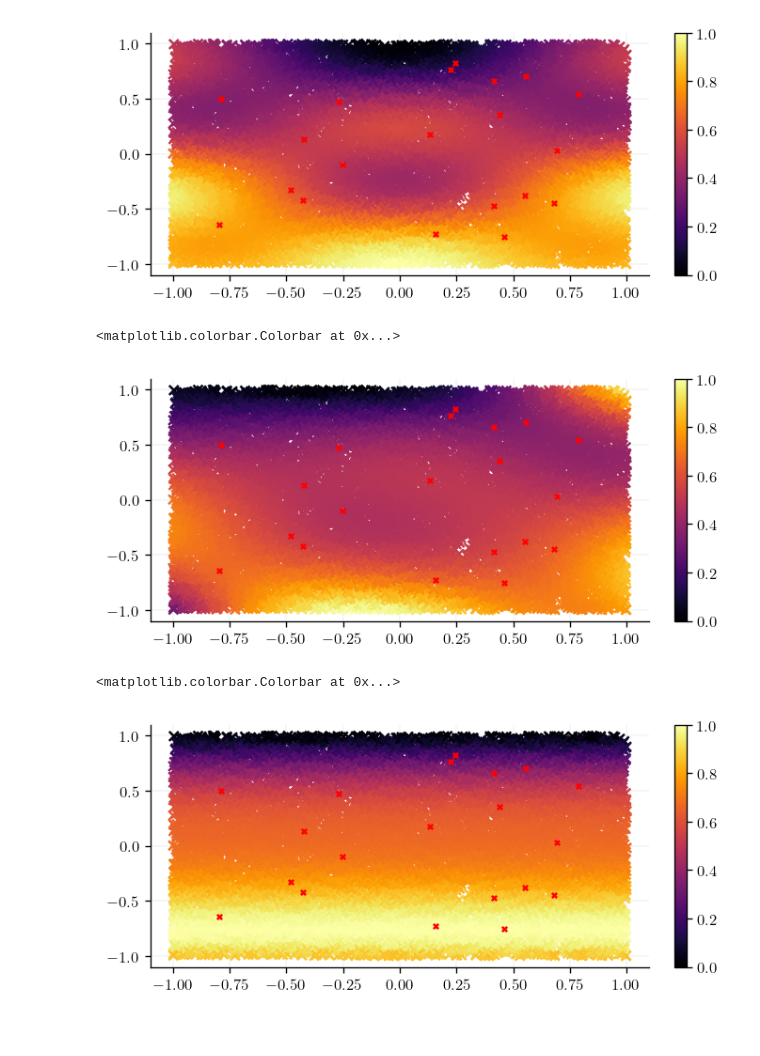
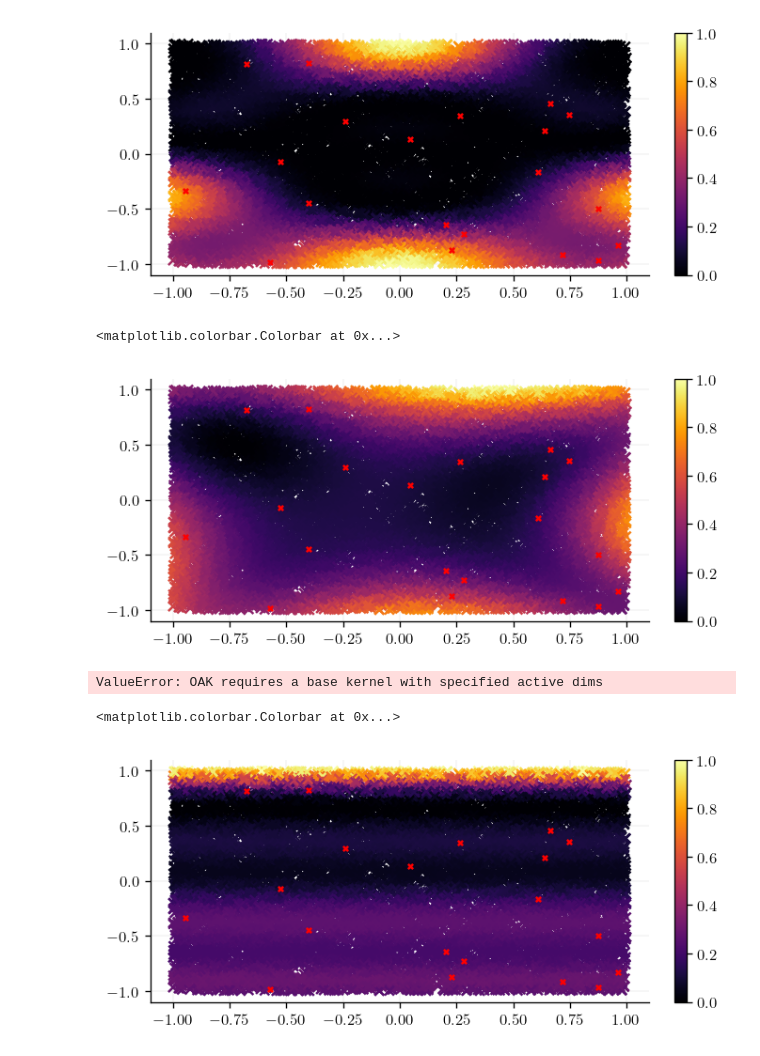
Before and after one commit to JaxGaussianProcesses/GPJax, a Jupyter notebook: docs/examples/OAK.ipynb, the cells around one changed output. Cells and saved outputs as stored; diff of their text form; code cells hidden in the pictures.

```diff
--- a/docs/examples/OAK.ipynb
+++ b/docs/examples/OAK.ipynb
@@ -50,7 +48,7 @@ key, subkey = jr.split(key)
 def branin(x):
     x_1 = x[:,0:1]
     x_2 = x[:,1:2]
-    return x_1**2 - 2*x_2 + jnp.cos(3*x_1)*jnp.sin(5*x_2)
+    return (x_1**2 - 2*x_2 + jnp.cos(3*x_1)*jnp.sin(5*x_2))**2
 
 
 x = jr.uniform(key=key, minval=-1.0,maxval=1.0,shape=(n,d))#jr.normal(key=key, shape=(n,d))
@@ -68,43 +66,57 @@ plt.colorbar()
 n_test = 1_000
 xtest = jr.uniform(key=key, minval=-1.0, maxval=1.0, shape=(n_test,d))
 # %% [output]
-[figure, old version]
+[figure, new version]
 # %%
-@dataclass
-class OrthogonalRBFKernel(gpx.kernels.AbstractKernel):
-    base_kernel: gpx.kernels.RBF = gpx.kernels.RBF()
+@dataclass(kw_only=True)
+class OrthogonalKernel(gpx.kernels.AbstractKernel):
+    base_kernel: gpx.kernels.AbstractKernel
+
+    def __post_init__(self):
+        assert not base_kernel.active_dims # only to be defined for a single input dimension
+        if isinstance(self.base_kernel, gpx.kernels.SquaredExponential):
+            self.integrator = gpx.integrators.AnalyticalGaussianIntegrator()
+        else:
+            self.integrator = gpx.integrators.GHQuadratureIntegrator()
 
     def __call__(self, x: Num[Array, " D"], y: Num[Array, " D"]) -> ScalarFloat:
         r"""Compute the orthogonal RBF kernel between a pair of arrays.
         WE ASSUME THAT THE INPUT DIST IS N(0,1)
         """
+        x = self.slice_input(x)
+        y = self.slice_input(y)
         k = self.base_kernel(x, y)
         return k - self.cov_x_s(x) * self.cov_x_s(y) / self.var_s()
 
     def cov_x_s(self, x: Num[Array, " D"]) -> ScalarFloat:
-        l2 = self.base_kernel.lengthscale**2
-        cov =  self.base_kernel.variance *jnp.sqrt(l2 / (l2 + 1.0))
-        return cov*jnp.exp(-0.5 * squared_distance(self.slice_input(x), jnp.zeros_like(self.slice_input(x))) / (l2 + 1))
+
+
+
+        l2 = lengthscale**2
+        cov = jnp.sqrt(l2 / (l2 + 1.0))
+        return cov*jnp.exp(-0.5 * squared_distance(x, jnp.zeros_like(x)) / (l2 + 1))
 
     def var_s(self) -> ScalarFloat:
         l2 = self.base_kernel.lengthscale**2
-        return self.base_kernel.variance * jnp.sqrt(l2 / (l2 + 2.0))
+        return jnp.sqrt(l2 / (l2 + 2.0))
 # %%
-from itertools import product
 
 @dataclass
 class OrthogonalAdditiveKernel(gpx.kernels.AbstractKernel):
     base_kernel: gpx.kernels.RBF = gpx.kernels.RBF()
     max_interaction_depth: ScalarInt = static_field(1)
-    bias_variance: ScalarFloat = param_field(jnp.array(1.0), bijector=tfb.Softplus()) # for constant term
+    interaction_variances: Num[Array, " p"] = param_field(jnp.array([1.0,1.0]), bijector=tfb.Softplus()) # for constant term
+
 
     def __post_init__(self):
         if not self.base_kernel.active_dims:
             raise ValueError("OAK requires a base kernel with specified active dims")
         self.dim = len(self.base_kernel.active_dims)
+        assert len(self.interaction_variances)==self.max_interaction_depth+1
         kernels = []
+        kernel = kernel.replace_trainable(variance=False)
         for dim in self.base_kernel.active_dims:
-            k = OrthogonalRBFKernel(base_kernel = self.base_kernel.__class__(active_dims=[dim]), active_dims=[dim])
+            k = OrthogonalRBFKernel(base_kernel = self.base_kernel.__class__(active_dims=[dim]))
             kernels.append(k)
         self.kernels = kernels
 
@@ -113,7 +125,7 @@ class OrthogonalAdditiveKernel(gpx.kernels.AbstractKernel):
         WE ASSUME THAT THE INPUT DIST IS N(0,1)
         """
         ks = self.eval_kernels(x,y)
-        return jnp.sum(self.compute_additive_terms_girad_newton(ks))
+        return jnp.dot(self.compute_additive_terms_girad_newton(ks), self.interaction_variances)
 
         # zeroth_order = self.bias_variance
         # first_order = jnp.sum(ks)
@@ -142,7 +154,7 @@ class OrthogonalAdditiveKernel(gpx.kernels.AbstractKernel):
         powers = jnp.arange(self.max_interaction_depth + 1)[:, None] # [p + 1, 1]
         s = jnp.power(ks,powers) # [p+1, d]
         e = jnp.zeros(shape=(self.max_interaction_depth+1), dtype=jnp.float64)
-        e = e.at[n].set(self.bias_variance) # start with constant term
+        e = e.at[0].set(1.0) # start with constant term
         for n in range(1, self.max_interaction_depth + 1): # has to be for loop because iterative
             thing = vmap(lambda k: ((-1.0)**(k-1))*e[n-k]*s[:, k])(jnp.arange(1, n+1))
             e = e.at[n].set((1.0/n) *jnp.sum(thing))
@@ -160,18 +172,31 @@ plt.scatter(x[:,0], x[:,1], color="red", s=10.0)
 plt.colorbar()
 # %% [output]
 <matplotlib.colorbar.Colorbar at 0x...>
-[figure, old version]
+[figure, new version]
+# %%
+kernel = OrthogonalAdditiveKernel(interaction_variances=jnp.array([1.0,1.0]) )
+meanf = gpx.mean_functions.Zero()
+prior = gpx.Prior(mean_function=meanf, kernel=kernel)
+likelihood = gpx.Gaussian(num_datapoints=D.n, obs_noise=1e-5)
+posterior = prior * likelihood
+
+mean = posterior.predict(xplot, D).mean()
+plt.scatter(xplot[:,0], xplot[:,1], c=mean)
+plt.scatter(x[:,0], x[:,1], color="red", s=10.0)
+plt.colorbar()
+# %% [output]
+ValueError: OAK requires a base kernel with specified active dims
 # %%
-kernel = OrthogonalAdditiveKernel(base_kernel = gpx.kernels.RBF(active_dims=[0,1]), max_interaction_depth=1)
+kernel = OrthogonalAdditiveKernel(base_kernel = gpx.kernels.RBF(active_dims=[0,1]), max_interaction_depth=2, interaction_variances=jnp.array([1.0,1.0, 1.0]))
 meanf = gpx.mean_functions.Zero()
 prior = gpx.Prior(mean_function=meanf, kernel=kernel)
 likelihood = gpx.Gaussian(num_datapoints=D.n, obs_noise=1e-5)
 posterior = prior * likelihood
 
 mean = posterior.predict(xplot, D).mean()
 plt.scatter(xplot[:,0], xplot[:,1], c=mean)
 plt.scatter(x[:,0], x[:,1], color="red", s=10.0)
 plt.colorbar()
 # %% [output]
 <matplotlib.colorbar.Colorbar at 0x...>
-[figure, old version]
+[figure, new version]
```
Also changed, not shown: parts of 4 cells of this notebook, 1 other file.
